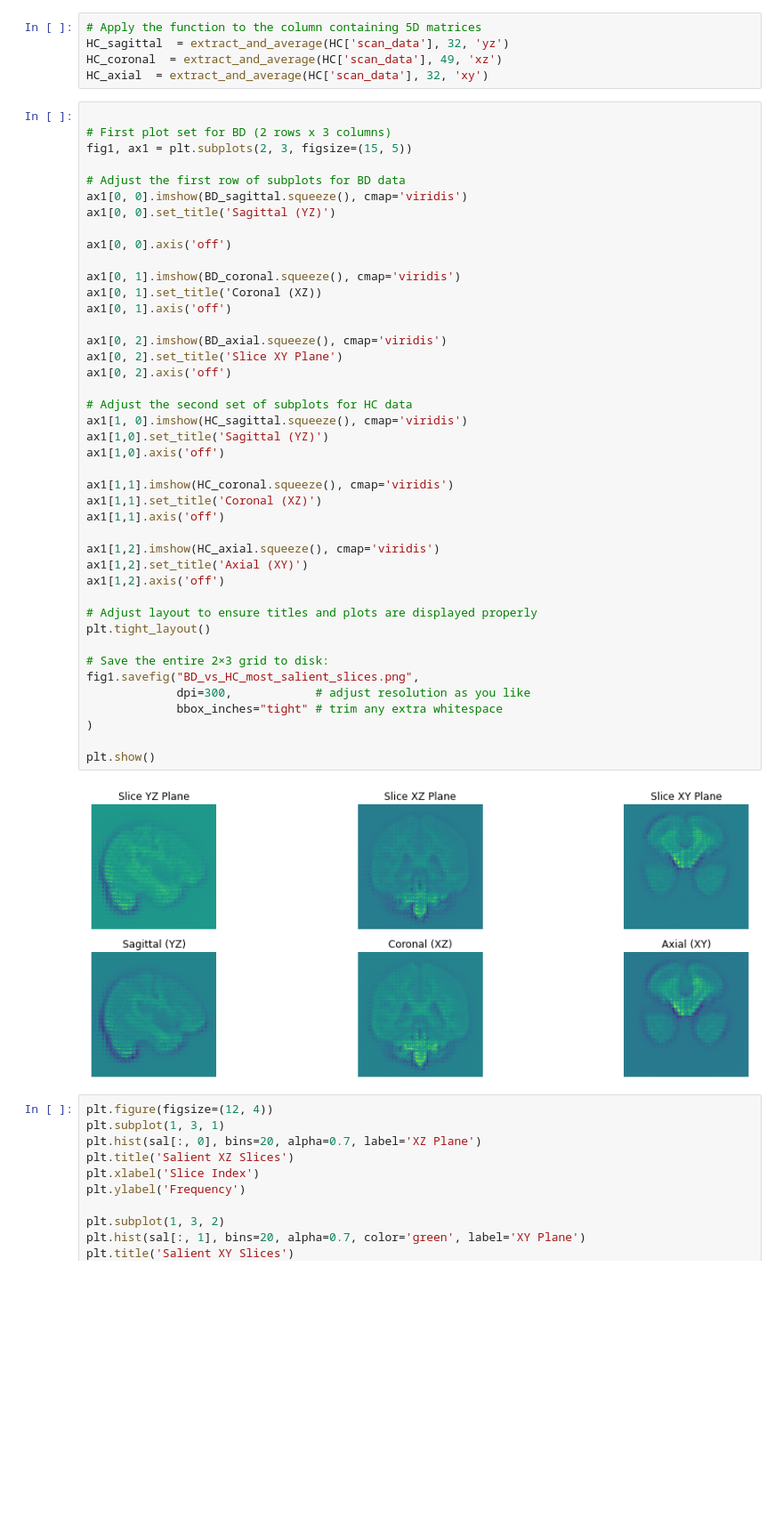
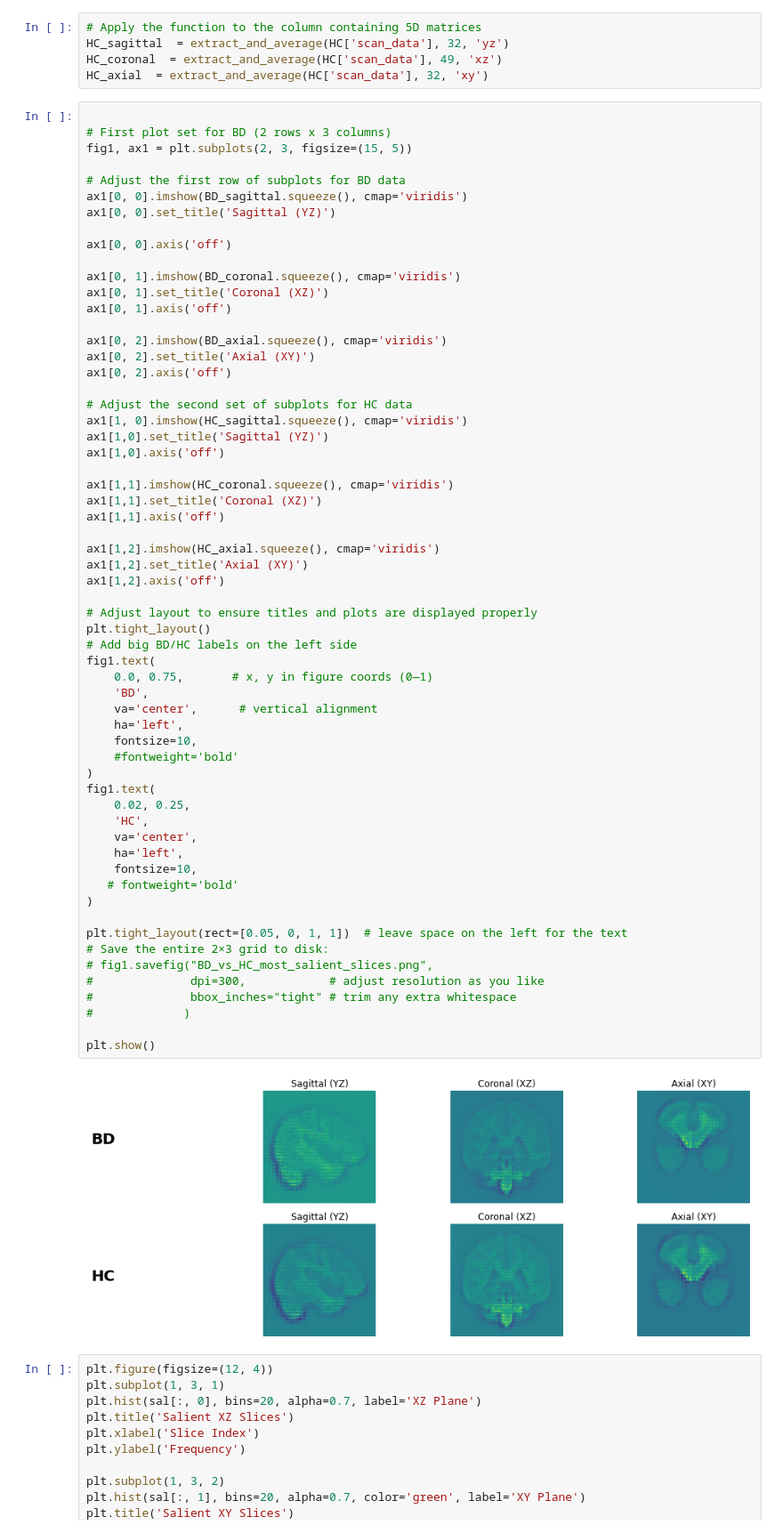
Before and after one commit to nghuixin/XAI_MIDIBrainAge, a Jupyter notebook: visualizations/visualize_attribution.ipynb, the cells around one changed output. Shown: that part at 89% size. Saved outputs shown, nothing was run; the diff lists cells and outputs as text; blank space fills up the shorter version.

Commit message:
add legend to most salient png

```diff
--- a/visualizations/visualize_attribution.ipynb
+++ b/visualizations/visualize_attribution.ipynb
@@ -176,41 +176,59 @@ fig1, ax1 = plt.subplots(2, 3, figsize=(15, 5))
 ax1[0, 0].imshow(BD_sagittal.squeeze(), cmap='viridis')
 ax1[0, 0].set_title('Sagittal (YZ)')
 
 ax1[0, 0].axis('off')
 
 ax1[0, 1].imshow(BD_coronal.squeeze(), cmap='viridis')
-ax1[0, 1].set_title('Coronal (XZ))
+ax1[0, 1].set_title('Coronal (XZ)')
 ax1[0, 1].axis('off')
 
 ax1[0, 2].imshow(BD_axial.squeeze(), cmap='viridis')
-ax1[0, 2].set_title('Slice XY Plane')
+ax1[0, 2].set_title('Axial (XY)')
 ax1[0, 2].axis('off')
 
 # Adjust the second set of subplots for HC data
 ax1[1, 0].imshow(HC_sagittal.squeeze(), cmap='viridis')
 ax1[1,0].set_title('Sagittal (YZ)')
 ax1[1,0].axis('off')
 
 ax1[1,1].imshow(HC_coronal.squeeze(), cmap='viridis')
 ax1[1,1].set_title('Coronal (XZ)')
 ax1[1,1].axis('off')
 
 ax1[1,2].imshow(HC_axial.squeeze(), cmap='viridis')
 ax1[1,2].set_title('Axial (XY)')
 ax1[1,2].axis('off')
 
 # Adjust layout to ensure titles and plots are displayed properly
 plt.tight_layout()
-
-# Save the entire 2×3 grid to disk:
-fig1.savefig("BD_vs_HC_most_salient_slices.png",
-             dpi=300,            # adjust resolution as you like
-             bbox_inches="tight" # trim any extra whitespace
+# Add big BD/HC labels on the left side
+fig1.text(
+    0.0, 0.75,       # x, y in figure coords (0—1)
+    'BD',
+    va='center',      # vertical alignment
+    ha='left',
+    fontsize=10,
+    #fontweight='bold'
+)
+fig1.text(
+    0.02, 0.25,
+    'HC',
+    va='center',
+    ha='left',
+    fontsize=10,
+   # fontweight='bold'
 )
 
+plt.tight_layout(rect=[0.05, 0, 1, 1])  # leave space on the left for the text
+# Save the entire 2×3 grid to disk:
+# fig1.savefig("BD_vs_HC_most_salient_slices.png",
+#              dpi=300,            # adjust resolution as you like
+#              bbox_inches="tight" # trim any extra whitespace
+#             )
+
 plt.show()
 # %% [output]
-[figure, old version]
+[figure, new version]
 # %%
 plt.figure(figsize=(12, 4))
 plt.subplot(1, 3, 1)
```
Also changed, not shown: 1 other file.
